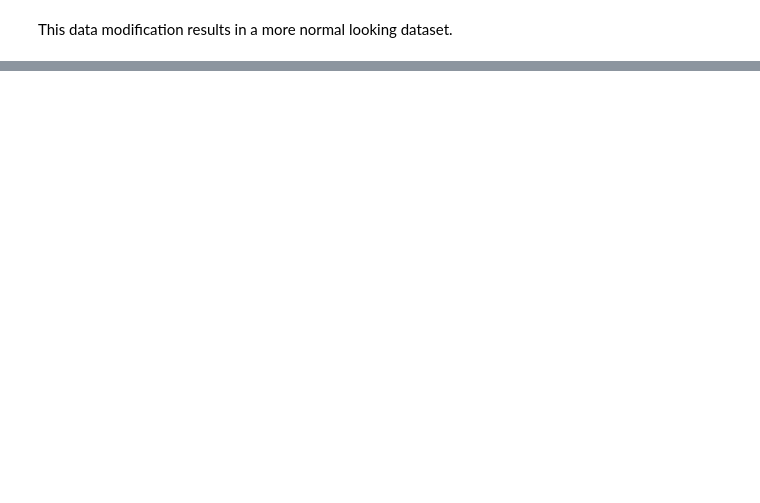
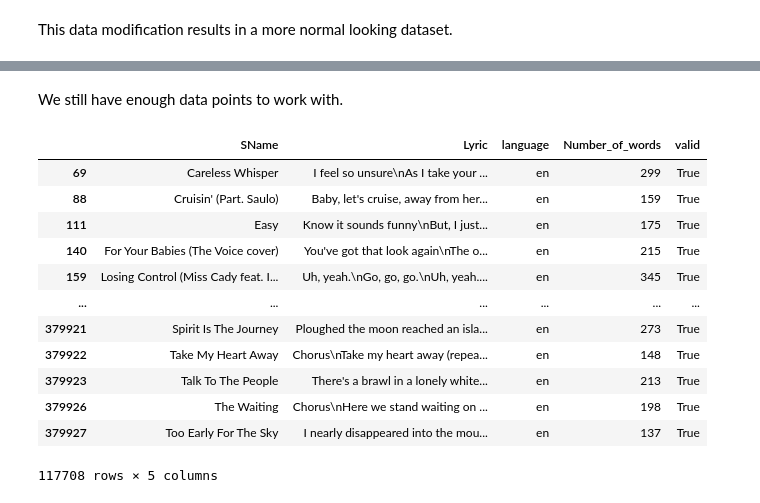
Before and after one commit to tho20/Lyric-Generation-Model, a Jupyter notebook: FinalProject.ipynb, the cells around one changed output, grey strips where cells are left out. Saved outputs shown, nothing was run; the diff lists cells and outputs as text; code cells hidden in the pictures; blank space fills up the shorter version.

```diff
--- a/FinalProject.ipynb
+++ b/FinalProject.ipynb
@@ -187,0 +223,13 @@ This data modification results in a more normal looking dataset.
+# %%
+vocab=list(set(corpus))
+# %%
+valid_vocab = "abcdefghijklmnopqrstuvwxyz1234567890,.?!@#$%^&*()_+-={}[]\/'"
+valid_vocab = [char for char in valid_vocab]
+valid_vocab.extend(['\n','"',' '])
+accepted_chars = []
+for v in vocab:
+  if v in valid_vocab:
+    accepted_chars.append(v)
+#regex = "[a-z0-9,.\?\!;':\+\-/\(\)\[\]\{\}@#$%\^&\*]|[\n]"
+#accepted_chars = re.findall(regex,''.join(vocab))
+#accepted_chars.append(' ')
@@ -187,0 +240,13 @@ This data modification results in a more normal looking dataset.
+# %%
+#not_needed_char = vocab[:]
+#for i in accepted_chars:
+#    not_needed_char.remove(i)
+def has_invalid_char(lyrics):
+  global valid_vocab
+  corpus = lyrics.lower()
+  vocab=list(set(corpus))
+  for char in vocab:
+    if char not in valid_vocab:
+      return False
+  return True
+data['valid'] = data.apply(lambda row: has_invalid_char(row["Lyric"]), axis=1)
@@ -187,0 +269,2 @@ This data modification results in a more normal looking dataset.
+# %%
+data_new = data.drop(data[data.valid == False].index)
@@ -187,0 +283,18 @@ This data modification results in a more normal looking dataset.
+# %% [markdown]
+We still have enough data points to work with.
+# %%
+data_new
+# %% [output]
+|  | SName | Lyric | language | Number_of_words | valid |
+| 69 | Careless Whisper | I feel so unsure\nAs I take your ... | en | 299 | True |
+| 88 | Cruisin' (Part. Saulo) | Baby, let's cruise, away from her... | en | 159 | True |
+| 111 | Easy | Know it sounds funny\nBut, I just... | en | 175 | True |
+| 140 | For Your Babies (The Voice cover) | You've got that look again\nThe o... | en | 215 | True |
+| 159 | Losing Control (Miss Cady feat. I... | Uh, yeah.\nGo, go, go.\nUh, yeah.... | en | 345 | True |
+| ... | ... | ... | ... | ... | ... |
+| 379921 | Spirit Is The Journey | Ploughed the moon reached an isla... | en | 273 | True |
+| 379922 | Take My Heart Away | Chorus\nTake my heart away (repea... | en | 148 | True |
+| 379923 | Talk To The People | There's a brawl in a lonely white... | en | 213 | True |
+| 379926 | The Waiting | Chorus\nHere we stand waiting on ... | en | 198 | True |
+| 379927 | Too Early For The Sky | I nearly disappeared into the mou... | en | 137 | True |
+117708 rows × 5 columns
```
Also changed, not shown: parts of 124 cells of this notebook.
